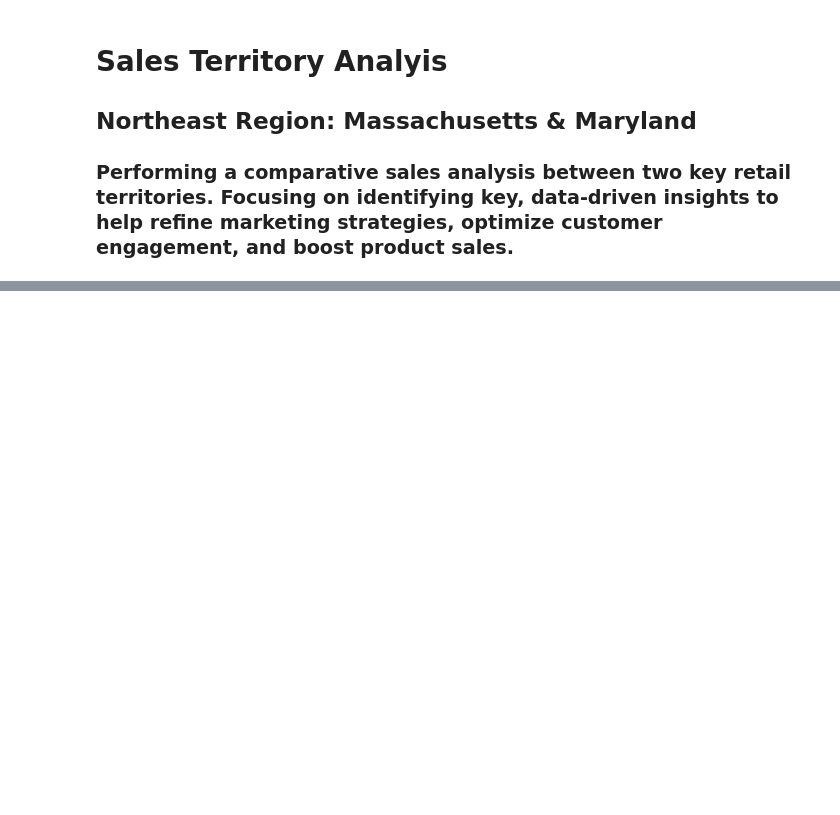
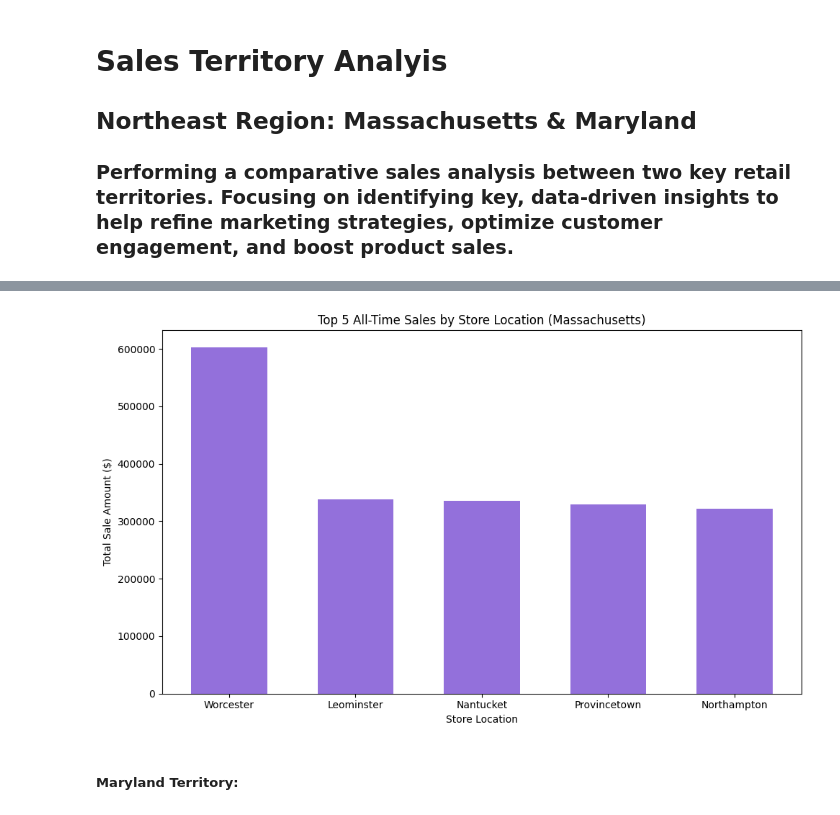
Before and after one commit to LAEV415/Capstone_2, a Jupyter notebook: EspinosaVillicana_sales_analysis.ipynb, the cells around one changed output, grey strips where cells are left out. Saved outputs shown, nothing was run; the diff lists cells and outputs as text; code cells hidden in the pictures; blank space fills up the shorter version.

Commit message:
Uploaded Complete Sales Analysis and updated ReadME

```diff
--- a/EspinosaVillicana_sales_analysis.ipynb
+++ b/EspinosaVillicana_sales_analysis.ipynb
@@ -98,0 +140,13 @@ memory usage: 12.8 MB
+# %%
+# We are working with Massachusetts and Maryland in the Northeast region
+# We use those states to filter our table and acquire our territory managers then cast the list into a set to remove duplicates
+territory_managers = set(store_dets[(store_dets['State'] == 'Maryland') | (store_dets['State'] == 'Massachusetts')]['Territory Manager'])
+
+store_ids = list(store_dets.loc[store_dets['Territory Manager'].isin(territory_managers), 'Store ID'])
+# cities = list(store_dets.loc[store_dets['Territory Manager'].isin(territory_managers), 'Store Location'])
+
+# Answering the question directly with a table
+store_dets_cleaned = store_dets[store_dets['State'].isin(['Maryland', 'Massachusetts'])]
+store_dets_cleaned.drop(['Region Director' , 'Region'], axis=1, inplace=True)
+
+store_dets_cleaned
@@ -98,0 +234,14 @@ memory usage: 12.8 MB
+# %%
+# First we split stores by their sales territories
+ma_alltime = merged_store_data[merged_store_data['State'] == 'Massachusetts']
+
+# Group by year and Store ID
+ma_alltime = ma_alltime.groupby(['Store ID', 'Store Location'])['Sale Amount'].sum().reset_index()
+
+#Sorting from largest sales (contribution) to smallest
+ma_alltime = ma_alltime.sort_values(by=['Sale Amount'], ascending=False)
+
+# Creating rank column
+ma_alltime['rank'] = ma_alltime['Sale Amount'].rank(ascending=False)
+
+ma_alltime
@@ -98,0 +266,19 @@ memory usage: 12.8 MB
+# %%
+# Getting top 5
+top_5_ma = ma_alltime.head()
+
+# Setting size
+plt.figure(figsize=(10, 6))
+
+plt.bar(top_5_ma['Store Location'], top_5_ma['Sale Amount'], color='mediumpurple', width=0.6)
+plt.title('Top 5 All-Time Sales by Store Location (Massachusetts)')
+plt.xlabel('Store Location')
+plt.ylabel('Total Sale Amount ($)')
+plt.ticklabel_format(style='plain', axis='y')
+
+plt.tight_layout()
+plt.show()
+# %% [output]
+[figure, added]
+# %% [markdown]
+##### Maryland Territory:
```
Also changed, not shown: parts of 52 cells of this notebook, 1 other file.
